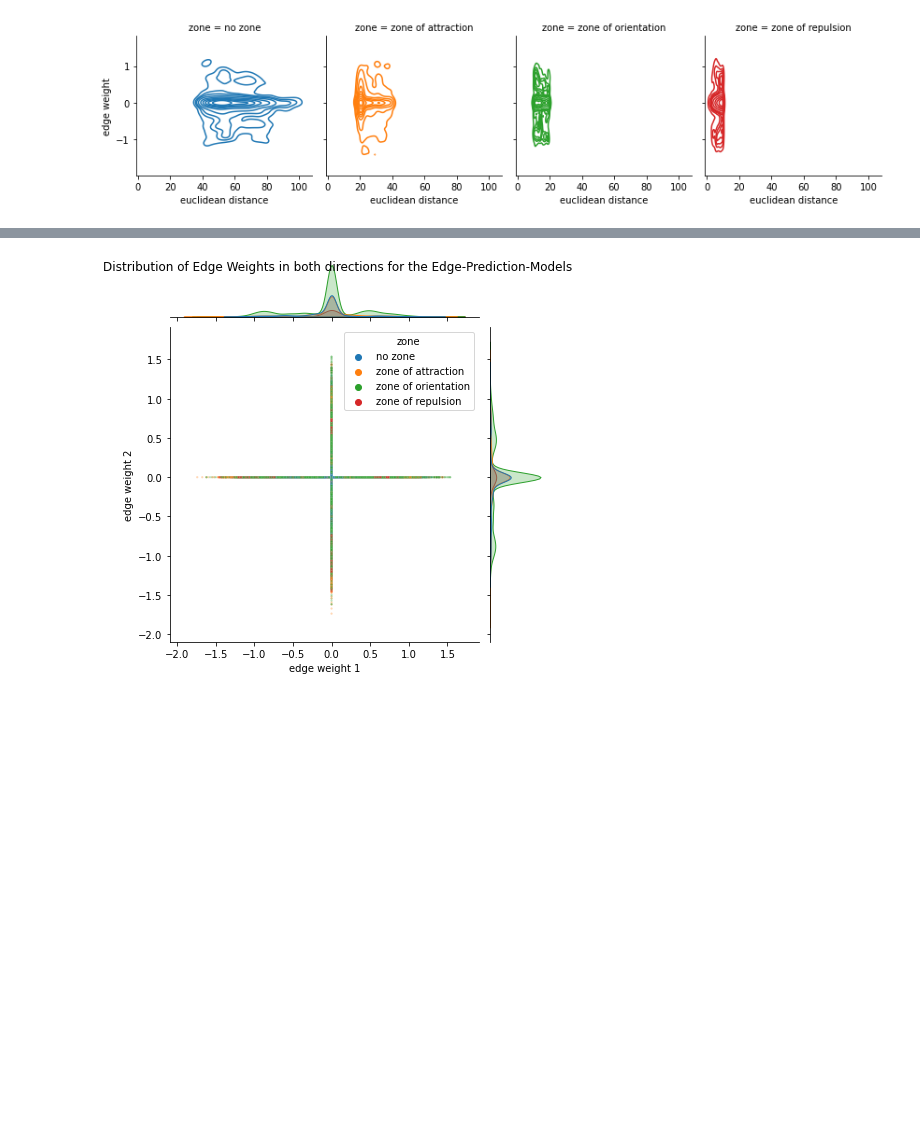
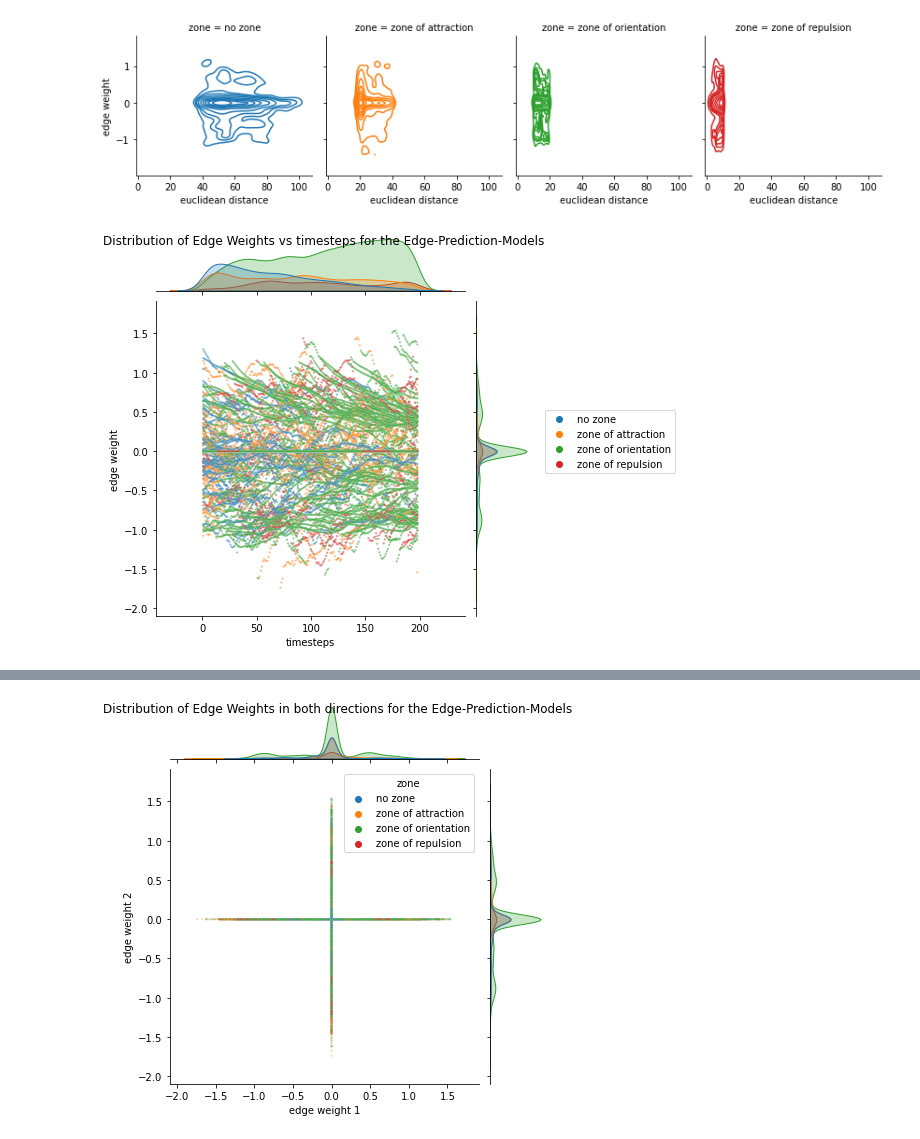
Before and after one commit to pwl482/GNN_fish_models, a Jupyter notebook: SwarmNet_eval_less_connections.ipynb, the cells around one changed output, grey strips where cells are left out. Drawn from its saved outputs; the diff is of its cells as text; code cells hidden in the pictures; blank space fills up the shorter version.

```diff
--- a/SwarmNet_eval_less_connections.ipynb
+++ b/SwarmNet_eval_less_connections.ipynb
@@ -319,6 +314,7 @@ edge_w_points = []
 edge_w_points2 = []
 radiants_points = []
 follow_points = []
+timesteps = []
 for i in range(2):
     for j in range(2):
         if i != j:
@@ -329,6 +325,7 @@ for i in range(2):
                 edge_w_points2.append(edge_w[j, i, i_file, 1:])
                 radiants_points.append(np.diag(scipy.spatial.distance.cdist(positions[i, i_file, 1:, 2:], positions[j, i_file, 1:, 2:])))
                 follow_points.append(calculate_follow(positions[i, i_file, :, :2], positions[j, i_file, :, :2]))
+                timesteps.append(np.arange(1,199))
 euclidean_points = np.concatenate(euclidean_points)
 turn_points = np.concatenate(turn_points)
 edge_w_points = np.concatenate(edge_w_points)
@@ -336,6 +333,7 @@ edge_w_points2 = np.concatenate(edge_w_points2)
 radiants_points = np.concatenate(radiants_points)
 radiants_points_pi = np.where(radiants_points > np.pi, -radiants_points, radiants_points) % np.pi
 follow_points = np.concatenate(follow_points)
+timesteps = np.concatenate(timesteps)
 # %%
 import pandas as pd
 # %%
@@ -363,3 +361,17 @@ p.fig.suptitle("Distribution of Edge Weights vs Distance for the Edge-Prediction
 plt.show()
 # %% [output]
 [figure]
+# %%
+df = pd.DataFrame({
+    'timesteps': timesteps,
+    'edge weight': edge_w_points,
+    'zone': ['zone of repulsion' if x < 10 else 'zone of orientation' if x < 20 else 'zone of attraction' if x < 40 else 'no zone' for x in euclidean_points]})
+p = sns.jointplot(data=df, y="edge weight", x="timesteps", s=5, hue="zone", alpha=0.5)
+p.fig.suptitle("Distribution of Edge Weights vs timesteps for the Edge-Prediction-Models")
+p.fig.get_axes()[0].legend().set_visible(False)
+p.fig.legend(loc='center left', bbox_to_anchor=(1, 0.5), ncol=1)
+# p.ax_marg_y.set_ylim(-1.5,1.5)
+# p.ax_marg_x.set_xlim(0,200)
+plt.show()
+# %% [output]
+[figure, added]
```
Also changed, not shown: parts of 43 cells of this notebook, 1 other file.
